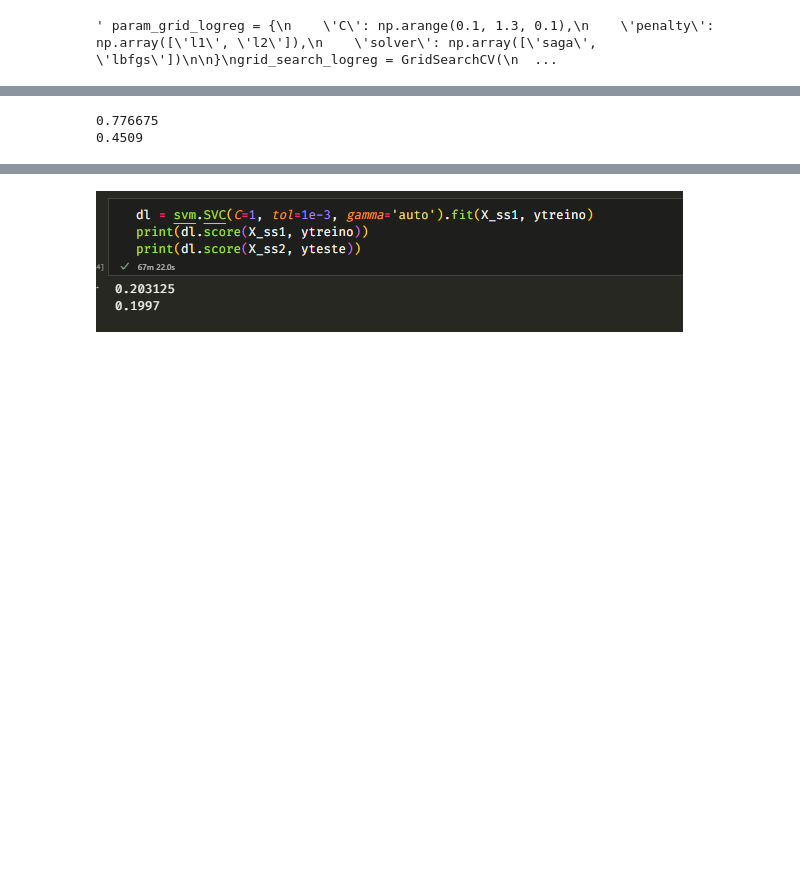
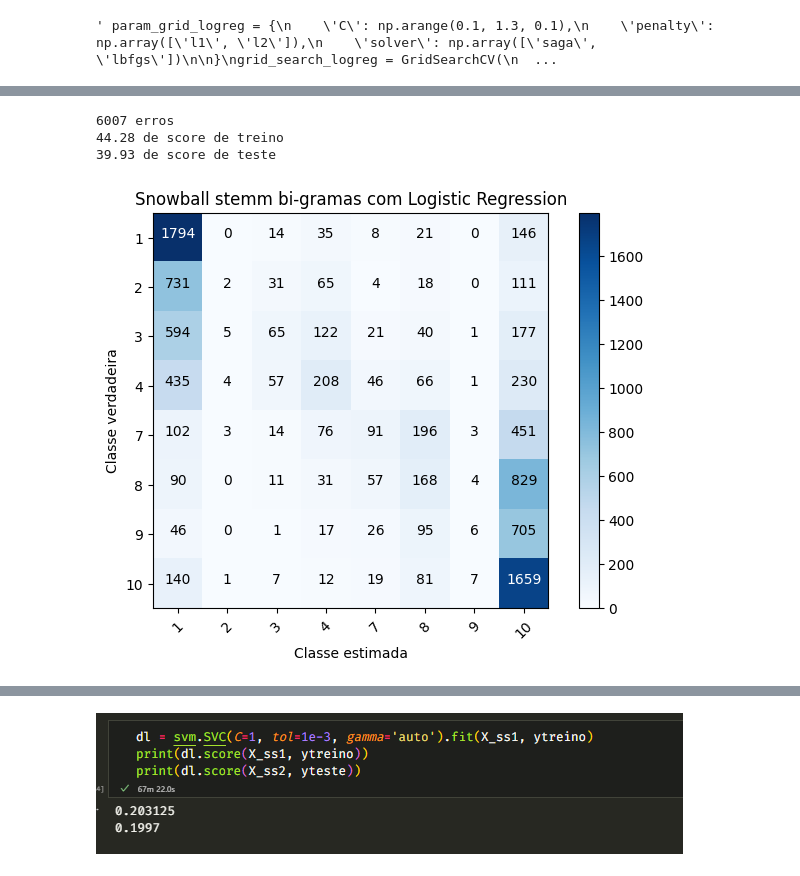
Before and after one commit to Vectoria/TP2-AA, a Jupyter notebook: A50731A50736A50795TP2.ipynb, the cells around one changed output, grey strips where cells are left out. Drawn from its saved outputs; the diff is of its cells as text; code cells hidden in the pictures; blank space fills up the shorter version.

```diff
--- a/A50731A50736A50795TP2.ipynb
+++ b/A50731A50736A50795TP2.ipynb
@@ -230,16 +255,24 @@ X_ss_bi = tfidf_ss_bi.transform(Docs_ss)
 X_ss1_bi, X_ss2_bi, ytreino_ss_bi, yteste_ss_bi = train_test_split(
     X_ss_bi, y, test_size=0.2, random_state=0
 )
-# %%
-dl = LogisticRegression(**logreg_params, max_iter=1000,
-                        random_state=0).fit(X_ss1_bi, ytreino_ss_bi)
-
-
-print(dl.score(X_ss1_bi, ytreino_ss_bi))
-
-
-print(dl.score(X_ss2_bi, yteste_ss_bi))
-# %% [output]
-0.776675
-0.4509
+# %%
+dl = LogisticRegression(**logreg_params, max_iter=1000,
+                        random_state=0).fit(X_ss1_bi, ytreino_ss_bi)
+
+predict_dl = cross_val_predict(dl, X_ss2_bi, yteste_ss_bi)
+print(np.sum(predict_dl != yteste_ss_bi), "erros")
+cm = confusion_matrix(yteste_ss_bi, predict_dl)
+plotMatriz(cm, classes=classes,
+           title="Snowball stemm bi-gramas com Logistic Regression")
+
+
+print(np.round(np.mean(cross_val_score(dl, X_ss1_bi, ytreino_ss_bi))
+      * 100, 2), "de score de treino")
+print(np.round(np.mean(cross_val_score(dl, X_ss2_bi, yteste_ss_bi))
+      * 100, 2), "de score de teste")
+# %% [output]
+6007 erros
+44.28 de score de treino
+39.93 de score de teste
+[figure, added]
 # %%
```
Also changed, not shown: parts of 30 cells of this notebook, 1 other file.
